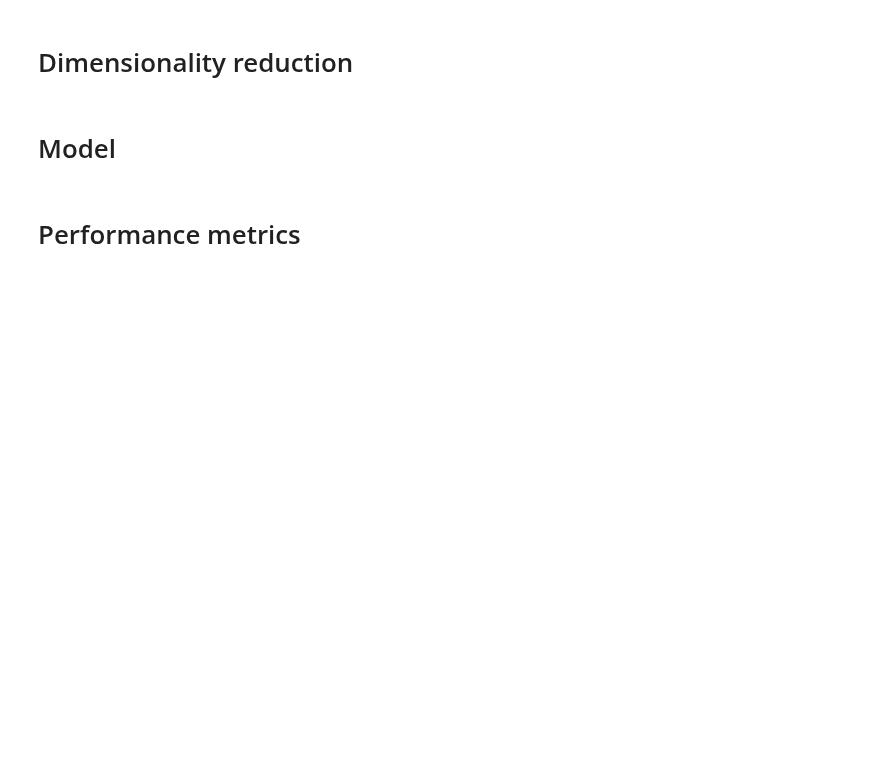
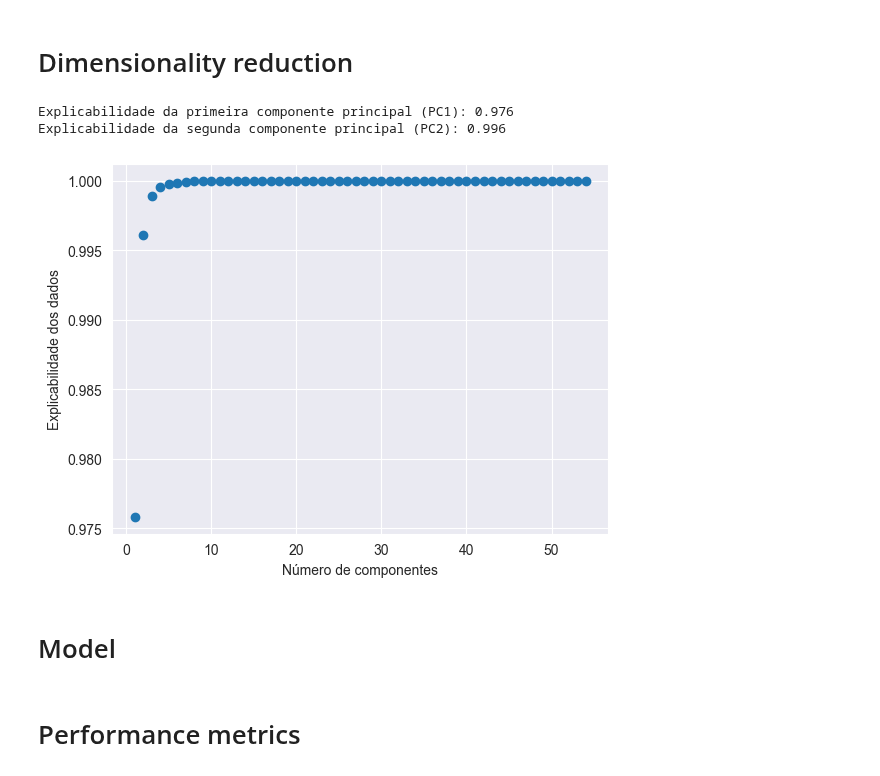
Before and after one commit to mathmartines/JetTagging, a Jupyter notebook: ML/EFPs/DiscriminantAnalysis/Bruno-EFPs-discriminant_analysis.ipynb, the cells around one changed output. Drawn from its saved outputs; the diff is of its cells as text; code cells hidden in the pictures; blank space fills up the shorter version.

```diff
--- a/ML/EFPs/DiscriminantAnalysis/Bruno-EFPs-discriminant_analysis.ipynb
+++ b/ML/EFPs/DiscriminantAnalysis/Bruno-EFPs-discriminant_analysis.ipynb
@@ -43,19 +58,27 @@ from sklearn.decomposition import PCA
 # %% [markdown]
 # Dimensionality reduction
 # %%
-# # conjuntos onde vamos aplicar o PCA:
-# X = np.concatenate((X_train, X_val, X_test), axis=0)
-#
-# pca = PCA()
-# pca.fit(X)
-# explainability = pca.explained_variance_ratio_.cumsum()
-# factors = range(1,len(pca.explained_variance_ratio_)+1)
-# plt.scatter(factors,explainability)
-# # plt.hlines(0.9,0,20,'r')
-# plt.xlabel('Número de componentes')
-# plt.ylabel('Explicabilidade dos dados')
-# print('Explicabilidade da primeira componente principal (PC1):', explainability[0].round(3))
-# print('Explicabilidade da segunda componente principal (PC2):', explainability[1].round(3))
+from src.Preprocessing.norm import norm
+n=3
+
+# conjuntos onde vamos aplicar o PCA:
+X = np.concatenate((X_train, X_val, X_test), axis=0)
+X = norm(n, X)
+
+pca = PCA()
+pca.fit(X)
+explainability = pca.explained_variance_ratio_.cumsum()
+factors = range(1,len(pca.explained_variance_ratio_)+1)
+plt.scatter(factors,explainability)
+# plt.hlines(0.9,0,20,'r')
+plt.xlabel('Número de componentes')
+plt.ylabel('Explicabilidade dos dados')
+print('Explicabilidade da primeira componente principal (PC1):', explainability[0].round(3))
+print('Explicabilidade da segunda componente principal (PC2):', explainability[1].round(3))
+# %% [output]
+Explicabilidade da primeira componente principal (PC1): 0.976
+Explicabilidade da segunda componente principal (PC2): 0.996
+[figure, added]
 # %%
 # # coeficientes da PC1
 # pca.components_[0]
```
Also changed, not shown: parts of 3 cells of this notebook, 1 other file.
